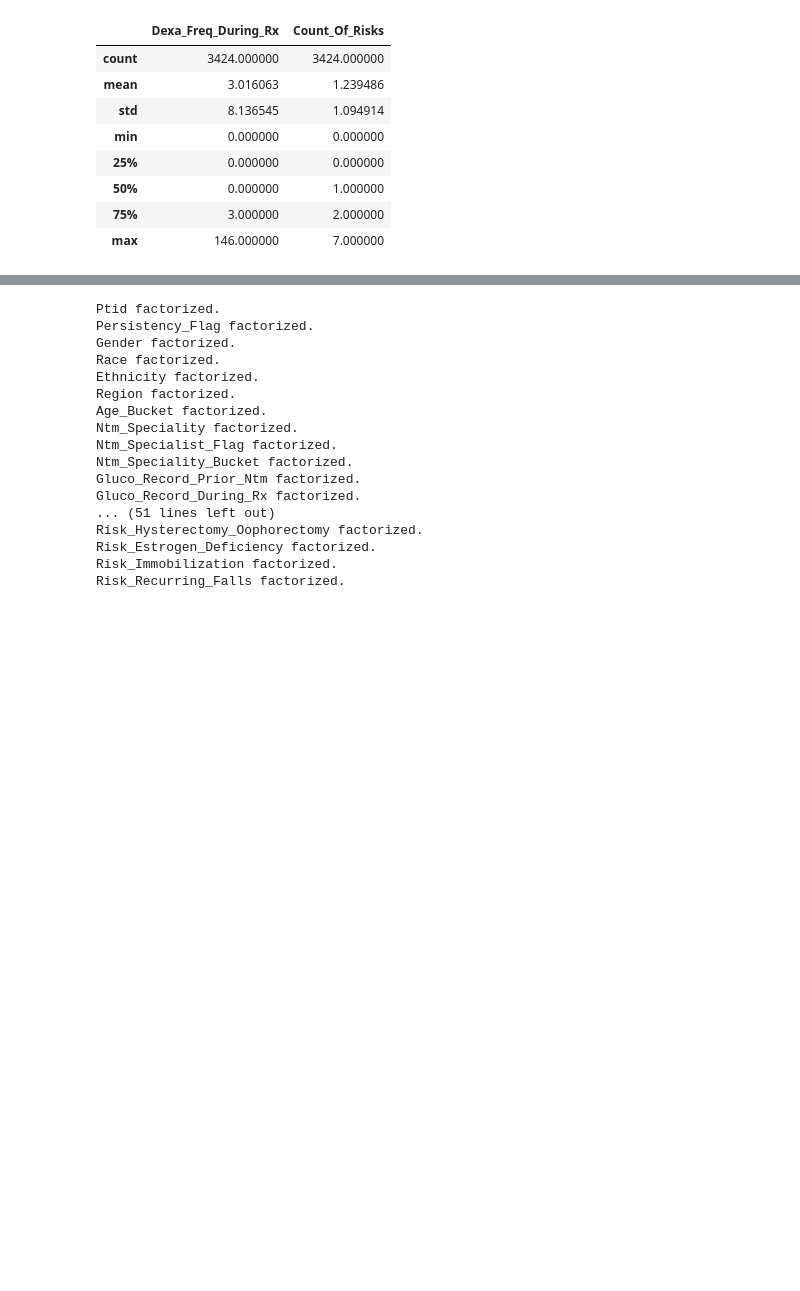
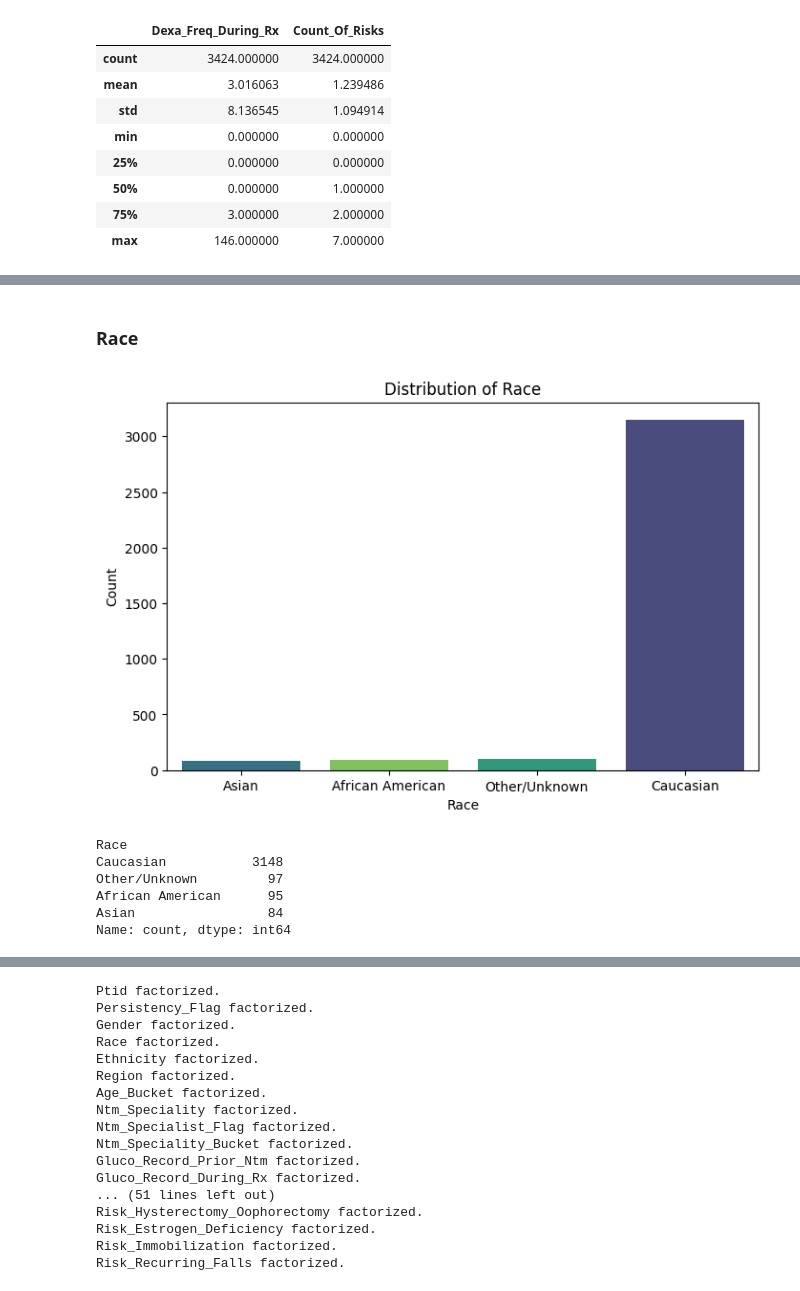
Before and after one commit to matthewiversen/data-glacier-internship, a Jupyter notebook: week-10/notebook.ipynb, the cells around one changed output, grey strips where cells are left out. Cells and saved outputs as stored; diff of their text form; code cells hidden in the pictures; blank space fills up the shorter version.

```diff
--- a/week-10/notebook.ipynb
+++ b/week-10/notebook.ipynb
@@ -232,0 +239,24 @@ plt.show()
+# %% [markdown]
+### Race
+# %%
+race_bucket_counts = df["Race"].value_counts().sort_values().index
+
+plt.figure(figsize=(8, 5))
+sns.countplot(
+    x="Race", data=df, palette="viridis", hue="Race", order=race_bucket_counts
+)
+plt.title("Distribution of Race")
+plt.xlabel("Race")
+plt.ylabel("Count")
+plt.show()
+# %% [output]
+[figure, added]
+# %%
+df.Race.value_counts()
+# %% [output]
+Race
+Caucasian           3148
+Other/Unknown         97
+African American      95
+Asian                 84
+Name: count, dtype: int64
```
Also changed, not shown: parts of 24 cells of this notebook, 1 other file.
